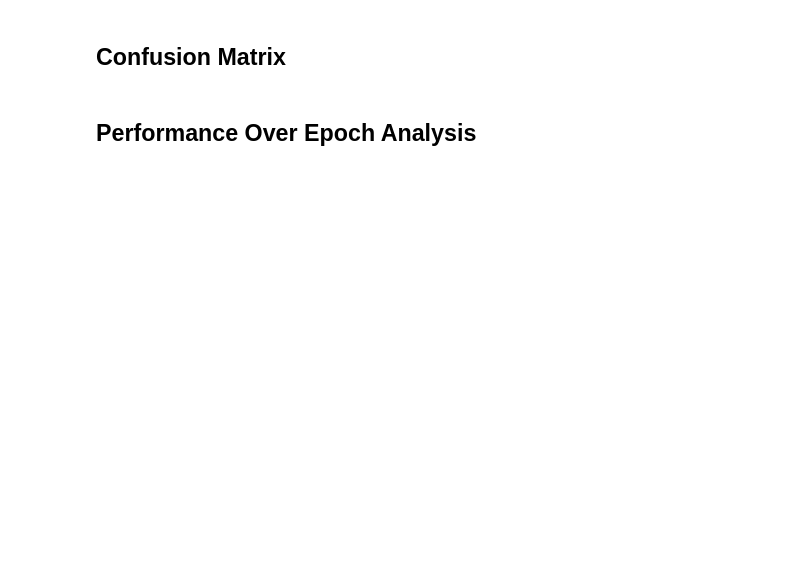
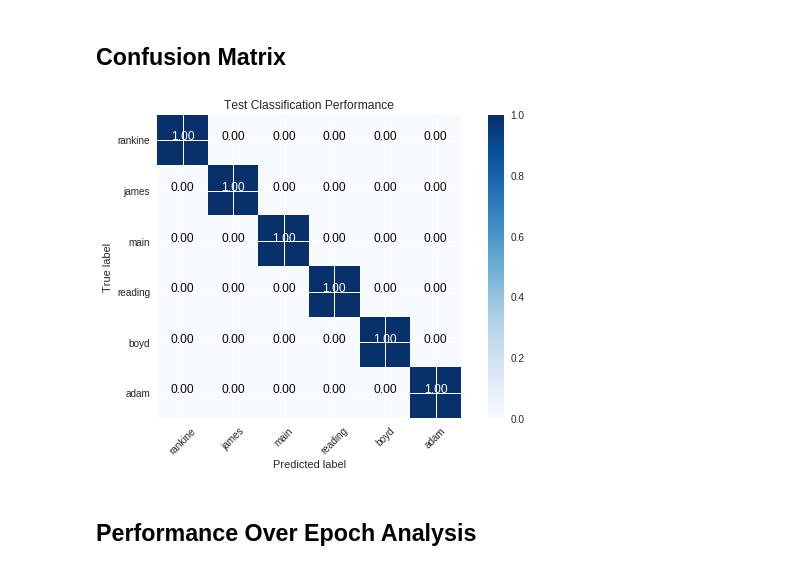
Before and after one commit to Andrew-Mackay/building_classifier, a Jupyter notebook: notebooks/AX-2019.ipynb, the cells around one changed output. Cells and saved outputs as stored; diff of their text form; code cells hidden in the pictures; blank space fills up the shorter version.

```diff
--- a/notebooks/AX-2019.ipynb
+++ b/notebooks/AX-2019.ipynb
@@ -497,7 +492,6 @@ https://stanford.edu/~shervine/blog/keras-how-to-generate-data-on-the-fly
 also similiar version used in fourth year project'''
 
 class DataGenerator(Sequence):
-    """Generates data for Keras"""
     def __init__(self, list_IDs, labels, batch_size, dim, n_classes,
                  shuffle=False, augment=False):
         """Initialization"""
@@ -569,6 +563,7 @@ class DataGenerator(Sequence):
             if self.augment:
                 img = self.augment_image(img)
 
+            # if the data is to be flattened (Simple Dense Model), only use grayscale
             if len(self.dim) == 1:
                 img = img[:,:,1].flatten()
 
@@ -1458,8 +1453,8 @@ plt.show()
 # %% [markdown]
 The batch norm looks to reach a higher accuracy earlier than the L2 method although the L2 finishes on a higher accuracy. The following code evaluates the batch norm for twice as many epochs to see if overfitting does eventually happen.
 # %%
-RUN_BATCH_EXTENDED = True
-SAVE_BATCH_EXTENDED = True
+RUN_BATCH_EXTENDED = False
+SAVE_BATCH_EXTENDED = False
 # %%
 # returned model has all base layers frozen
 model = res50_regularization(len(labels), pretrained=True, batch_norm=True)
@@ -1812,7 +1835,9 @@ with open(RESULTS_PATH_FINAL + "unseen_day.pkl", 'rb') as results_file:
 ## Confusion Matrix
 # %%
 plot_confusion_matrix(results["confusion_matrix"], confusion_labels,
-                      normalize=True, title='ADD TITLE')
+                      normalize=True, title='Test Classification Performance')
+# %% [output]
+[figure, added]
 # %% [markdown]
 ## Performance Over Epoch Analysis
 # %%
```
Also changed, not shown: parts of 34 cells of this notebook, 1 other file.
